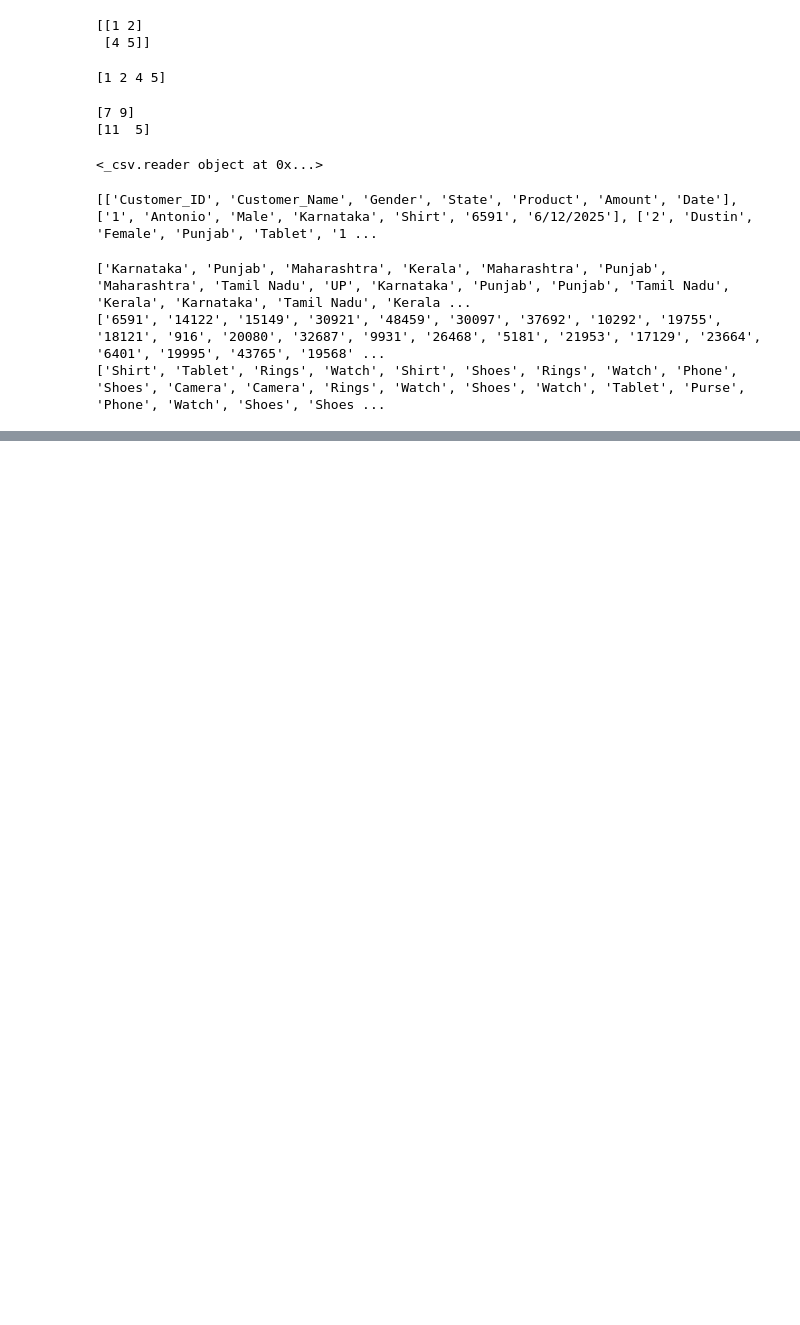
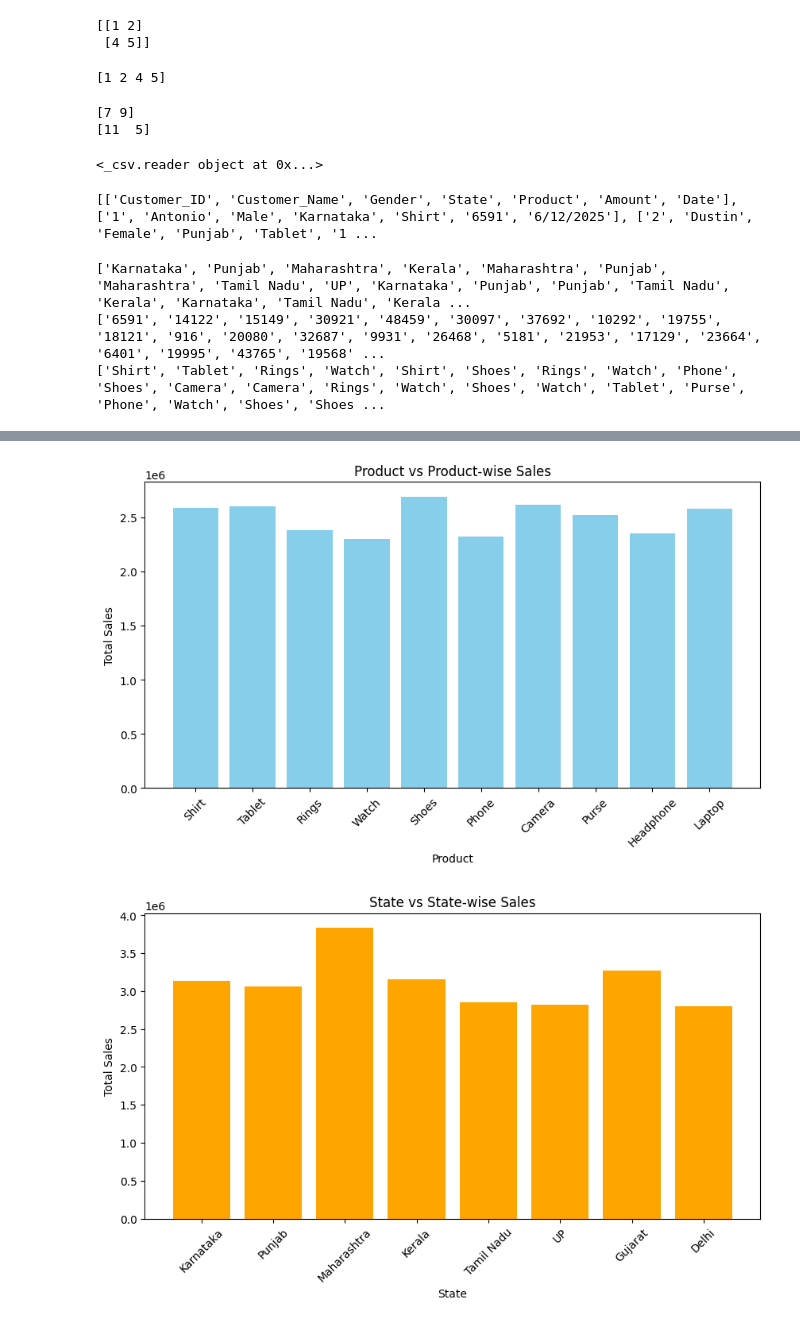
Before and after one commit to alphasinghsingh/Data_Science, a Jupyter notebook: Untitled4.ipynb, the cells around one changed output, grey strips where cells are left out. Saved outputs shown, nothing was run; the diff lists cells and outputs as text; code cells hidden in the pictures; blank space fills up the shorter version.

```diff
--- a/Untitled4.ipynb
+++ b/Untitled4.ipynb
@@ -1782,0 +1857,69 @@ with open("sales.csv", "r") as file:
+# %%
+import csv
+import matplotlib.pyplot as plt
+
+file_path = "sales_data (1).csv"
+
+# Dictionaries
+product_sales = {}
+state_sales = {}
+gender_sales = {}
+
+with open(file_path, 'r') as file:
+    reader = csv.reader(file)
+
+    # Skip header
+    header = next(reader)
+
+    for row in reader:
+        gender = row[2]
+        state = row[3]
+        product = row[4]
+        amount = int(row[5])
+
+        # Product-wise sales
+        product_sales[product] = product_sales.get(product, 0) + amount
+
+        # State-wise sales
+        state_sales[state] = state_sales.get(state, 0) + amount
+
+        # Gender-wise sales
+        gender_sales[gender] = gender_sales.get(gender, 0) + amount
+
+
+# ================== GRAPH 1 ==================
+# Product vs Product-wise Sale
+
+plt.figure(figsize=(10,5))
+plt.bar(product_sales.keys(), product_sales.values(), color='skyblue')
+plt.xlabel("Product")
+plt.ylabel("Total Sales")
+plt.title("Product vs Product-wise Sales")
+plt.xticks(rotation=45)
+plt.show()
+
+
+# ================== GRAPH 2 ==================
+# State vs State-wise Sale
+
+plt.figure(figsize=(10,5))
+plt.bar(state_sales.keys(), state_sales.values(), color='orange')
+plt.xlabel("State")
+plt.ylabel("Total Sales")
+plt.title("State vs State-wise Sales")
+plt.xticks(rotation=45)
+plt.show()
+
+
+# ================== GRAPH 3 ==================
+# Gender vs Gender-wise Sale
+
+plt.figure(figsize=(6,4))
+plt.bar(gender_sales.keys(), gender_sales.values(), color='green')
+plt.xlabel("Gender")
+plt.ylabel("Total Sales")
+plt.title("Gender vs Gender-wise Sales")
+plt.show()
+# %% [output]
+[figure, added]
+[figure, added]
```
Also changed, not shown: parts of 2 cells of this notebook.
